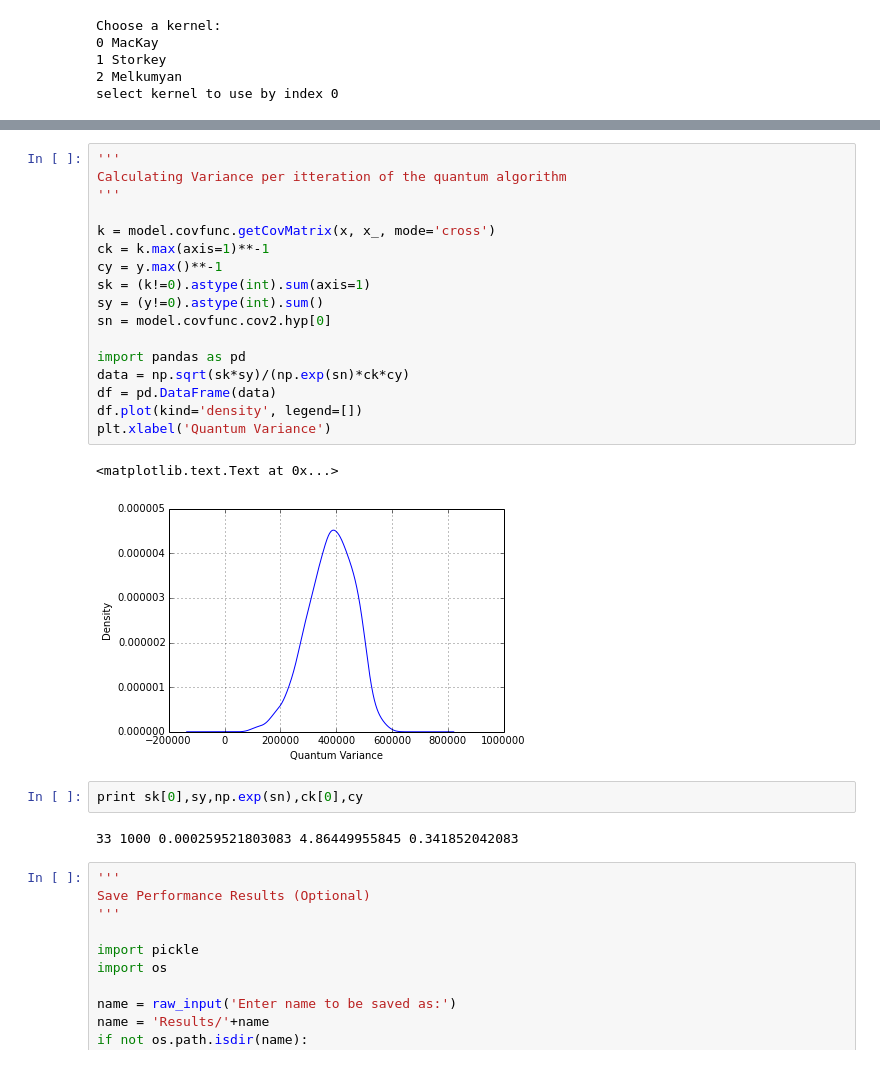
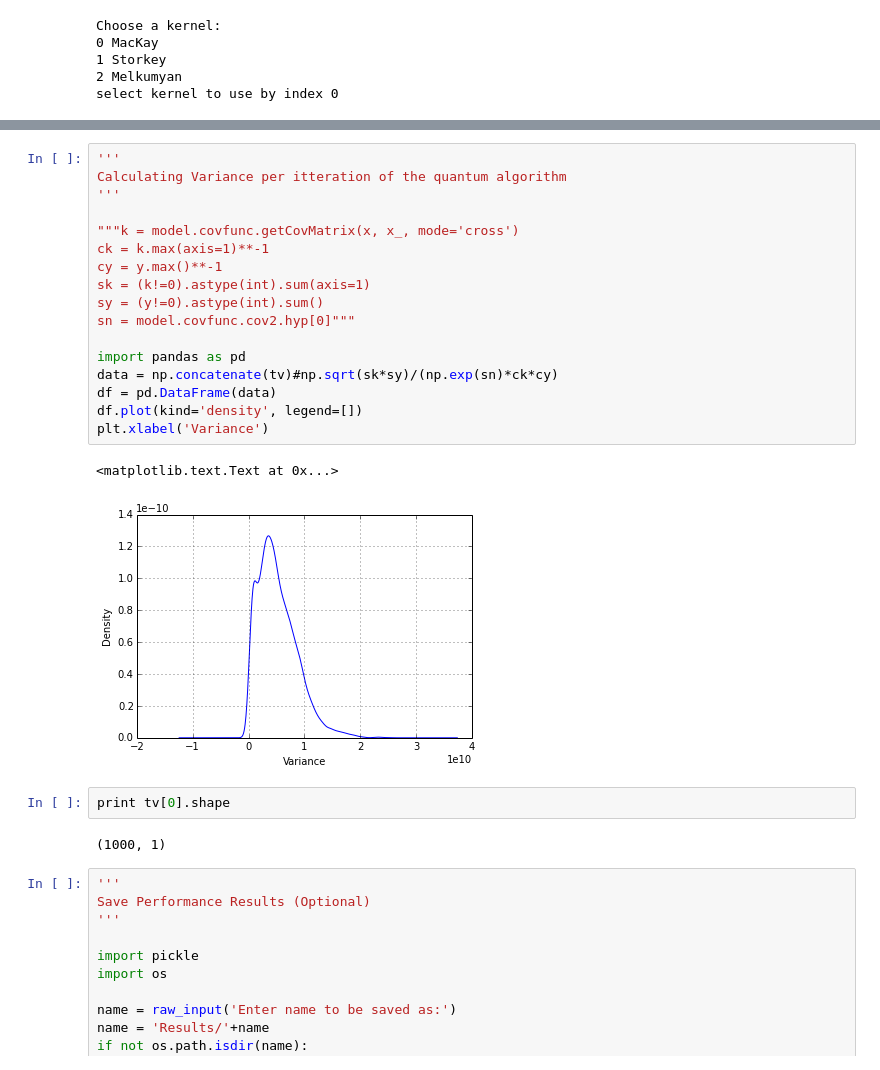
Before and after one commit to jkfitzsimons/QGP, a Jupyter notebook: QGP_v2.ipynb, the cells around one changed output, grey strips where cells are left out. Cells and saved outputs as stored; diff of their text form.

Commit message:
True Variance
It look fairly linear?

```diff
--- a/QGP_v2.ipynb
+++ b/QGP_v2.ipynb
@@ -528,27 +540,27 @@ table
 # %%
 '''
 Calculating Variance per itteration of the quantum algorithm
 '''
 
-k = model.covfunc.getCovMatrix(x, x_, mode='cross')
+"""k = model.covfunc.getCovMatrix(x, x_, mode='cross')
 ck = k.max(axis=1)**-1
 cy = y.max()**-1
 sk = (k!=0).astype(int).sum(axis=1)
 sy = (y!=0).astype(int).sum()
-sn = model.covfunc.cov2.hyp[0]
+sn = model.covfunc.cov2.hyp[0]"""
 
 import pandas as pd
-data = np.sqrt(sk*sy)/(np.exp(sn)*ck*cy)
+data = np.concatenate(tv)#np.sqrt(sk*sy)/(np.exp(sn)*ck*cy)
 df = pd.DataFrame(data)
 df.plot(kind='density', legend=[])
-plt.xlabel('Quantum Variance')
+plt.xlabel('Variance')
 # %% [output]
 <matplotlib.text.Text at 0x...>
-[figure, old version]
+[figure, new version]
-# %%
-print sk[0],sy,np.exp(sn),ck[0],cy
-# %% [output]
-33 1000 0.000259521803083 4.86449955845 0.341852042083
+# %%
+print tv[0].shape
+# %% [output]
+(1000, 1)
 # %%
 '''
 Save Performance Results (Optional)
```
Also changed, not shown: parts of 10 cells of this notebook, 1 other file.
